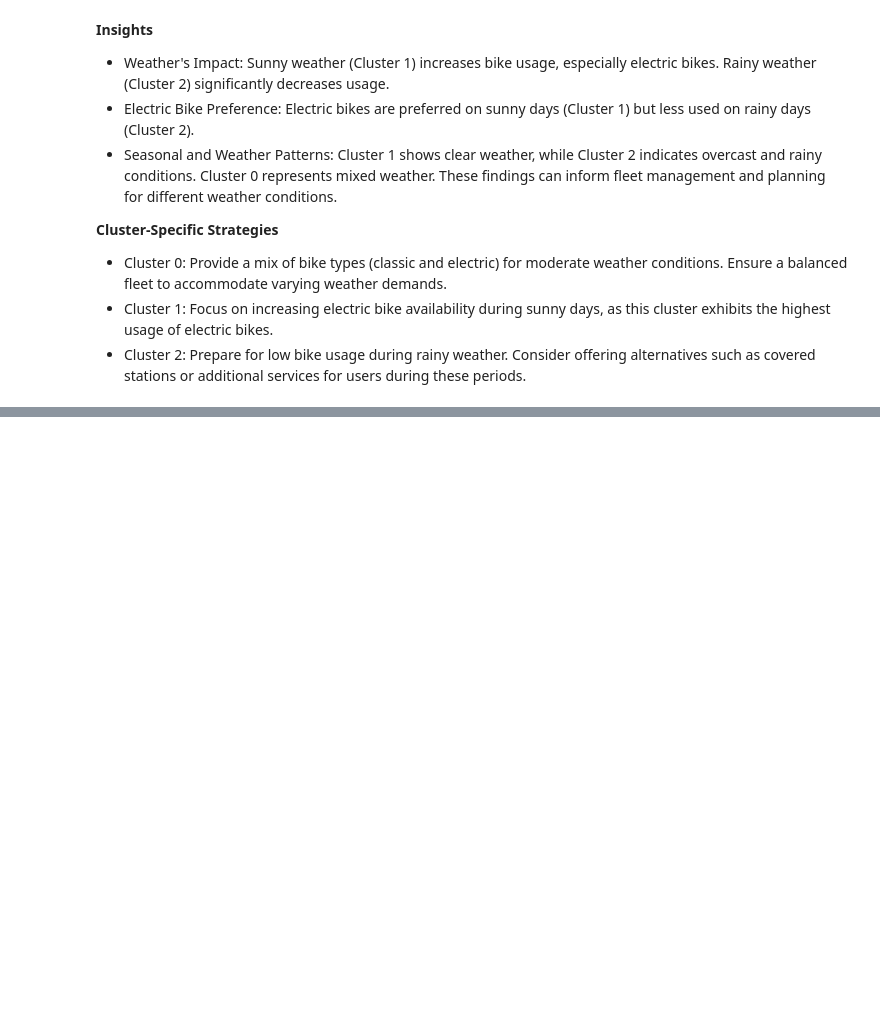
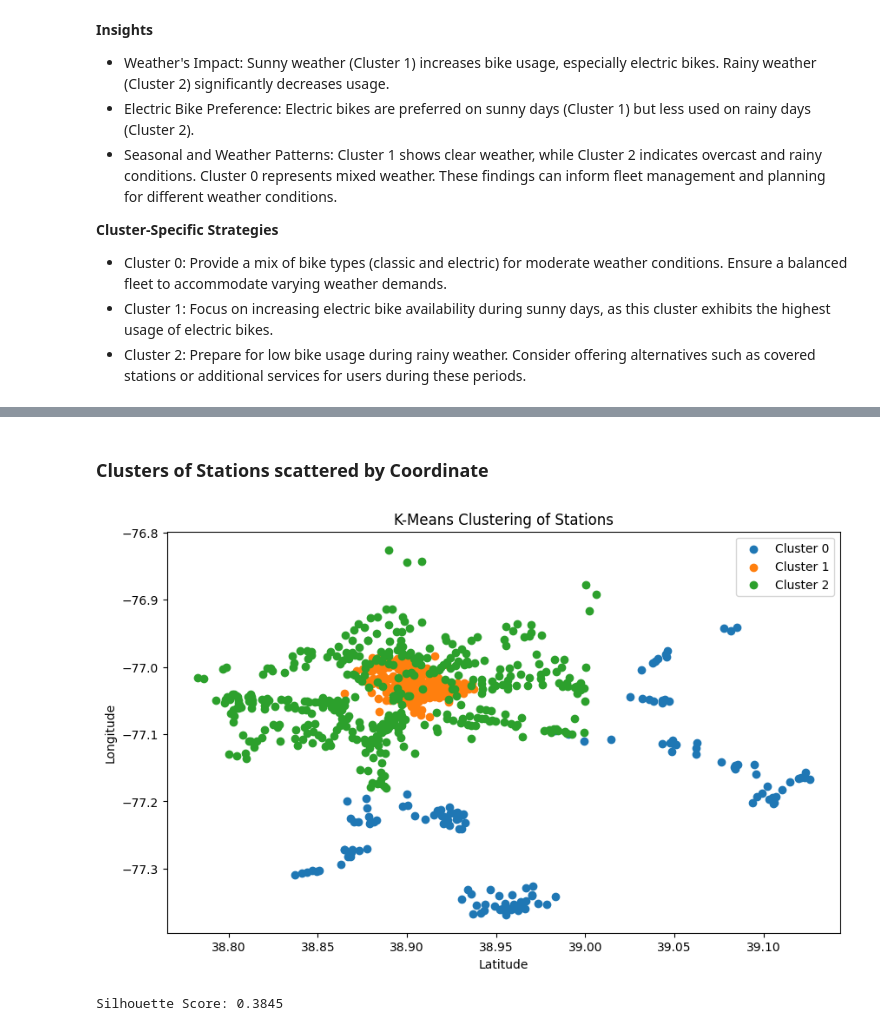
Before and after one commit to Will-Wei7/User-Clustering-on-Capital-bikeshare-dataset, a Jupyter notebook: project_3_machine_learning.ipynb, the cells around one changed output, grey strips where cells are left out. Cells and saved outputs as stored; diff of their text form; code cells hidden in the pictures; blank space fills up the shorter version.

```diff
--- a/project_3_machine_learning.ipynb
+++ b/project_3_machine_learning.ipynb
@@ -916,0 +1196,19 @@ Name: count, dtype: int64
+# %% [markdown]
+### Clusters of Stations scattered by Coordinate
+# %%
+plt.figure(figsize=(10, 6))
+for cluster in range(optimal_k):
+    cluster_data = station_sums_with_geo[station_sums_with_geo['cluster'] == cluster]
+    plt.scatter(cluster_data['start_lat'], cluster_data['start_lng'], label=f'Cluster {cluster}')
+plt.xlabel('Latitude')
+plt.ylabel('Longitude')
+plt.title('K-Means Clustering of Stations')
+plt.legend()
+plt.show()
+# %% [output]
+[figure, added]
+# %%
+score = silhouette_score(scaled_features, station_sums_with_geo['cluster'])
+print(f'Silhouette Score: {score:.4f}')
+# %% [output]
+Silhouette Score: 0.3845
```
Also changed, not shown: parts of 38 cells of this notebook.
